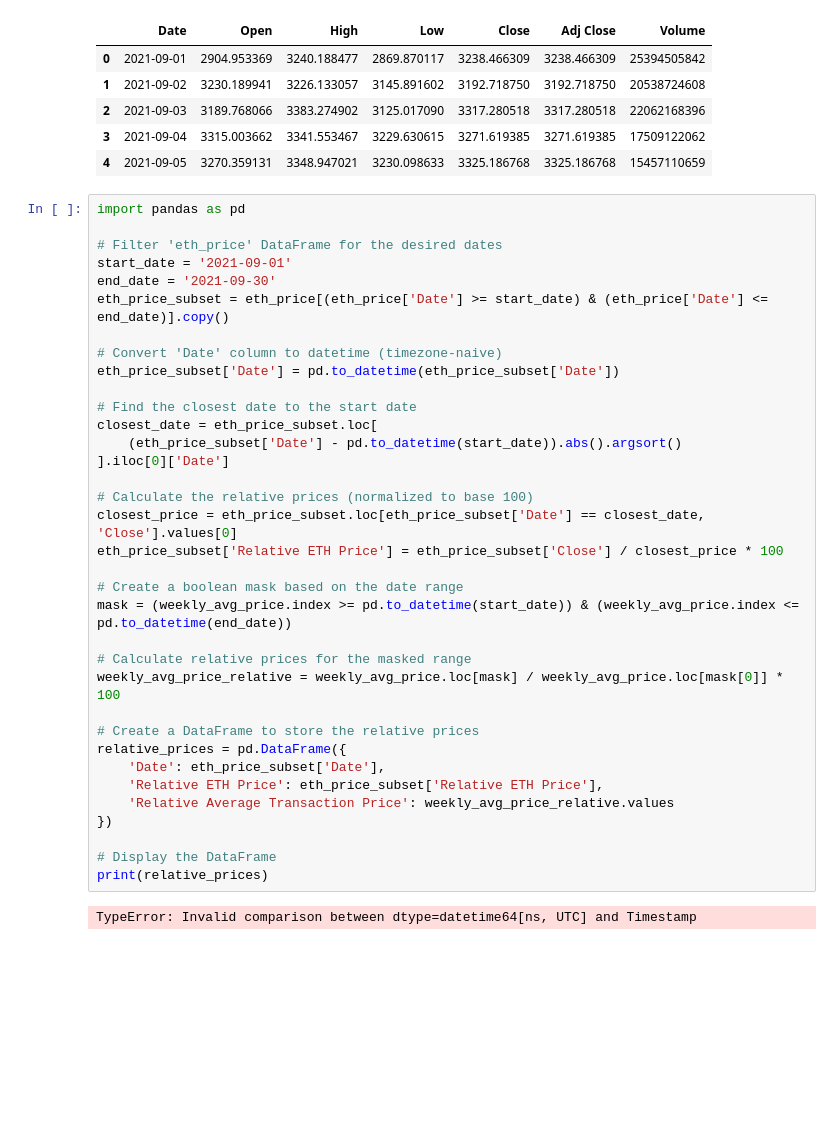
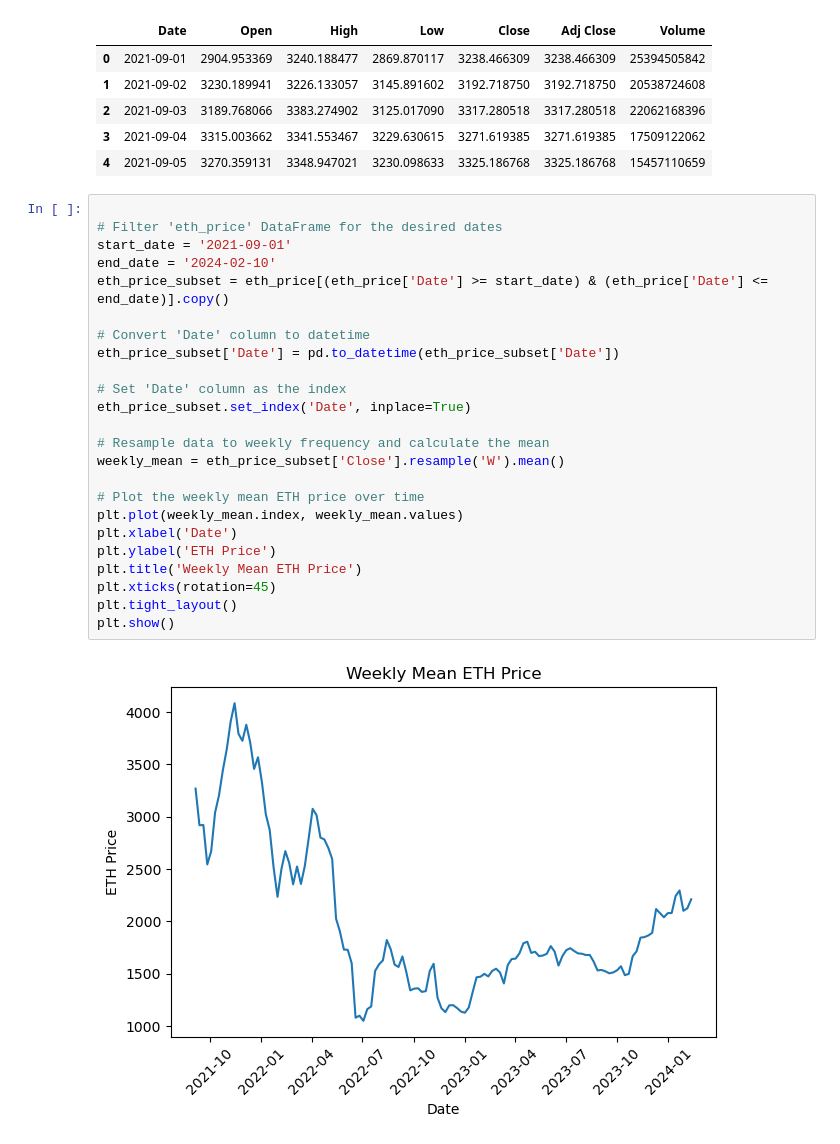
Before and after one commit to PierreMn/final_project, a Jupyter notebook: Datavisualisation.ipynb, the cells around one changed output. Saved outputs shown, nothing was run; the diff lists cells and outputs as text; blank space fills up the shorter version.

```diff
--- a/Datavisualisation.ipynb
+++ b/Datavisualisation.ipynb
@@ -126,39 +148,28 @@ eth_price.head()
 | 3 | 2021-09-04 | 3315.003662 | 3341.553467 | 3229.630615 | 3271.619385 | 3271.619385 | 17509122062 |
 | 4 | 2021-09-05 | 3270.359131 | 3348.947021 | 3230.098633 | 3325.186768 | 3325.186768 | 15457110659 |
 # %%
-import pandas as pd
 
 # Filter 'eth_price' DataFrame for the desired dates
 start_date = '2021-09-01'
-end_date = '2021-09-30'
+end_date = '2024-02-10'
 eth_price_subset = eth_price[(eth_price['Date'] >= start_date) & (eth_price['Date'] <= end_date)].copy()
 
-# Convert 'Date' column to datetime (timezone-naive)
+# Convert 'Date' column to datetime
 eth_price_subset['Date'] = pd.to_datetime(eth_price_subset['Date'])
 
-# Find the closest date to the start date
-closest_date = eth_price_subset.loc[
-    (eth_price_subset['Date'] - pd.to_datetime(start_date)).abs().argsort()
-].iloc[0]['Date']
+# Set 'Date' column as the index
+eth_price_subset.set_index('Date', inplace=True)
 
-# Calculate the relative prices (normalized to base 100)
-closest_price = eth_price_subset.loc[eth_price_subset['Date'] == closest_date, 'Close'].values[0]
-eth_price_subset['Relative ETH Price'] = eth_price_subset['Close'] / closest_price * 100
+# Resample data to weekly frequency and calculate the mean
+weekly_mean = eth_price_subset['Close'].resample('W').mean()
 
-# Create a boolean mask based on the date range
-mask = (weekly_avg_price.index >= pd.to_datetime(start_date)) & (weekly_avg_price.index <= pd.to_datetime(end_date))
-
-# Calculate relative prices for the masked range
-weekly_avg_price_relative = weekly_avg_price.loc[mask] / weekly_avg_price.loc[mask[0]] * 100
-
-# Create a DataFrame to store the relative prices
-relative_prices = pd.DataFrame({
-    'Date': eth_price_subset['Date'],
-    'Relative ETH Price': eth_price_subset['Relative ETH Price'],
-    'Relative Average Transaction Price': weekly_avg_price_relative.values
-})
-
-# Display the DataFrame
-print(relative_prices)
+# Plot the weekly mean ETH price over time
+plt.plot(weekly_mean.index, weekly_mean.values)
+plt.xlabel('Date')
+plt.ylabel('ETH Price')
+plt.title('Weekly Mean ETH Price')
+plt.xticks(rotation=45)
+plt.tight_layout()
+plt.show()
 # %% [output]
-TypeError: Invalid comparison between dtype=datetime64[ns, UTC] and Timestamp
+[figure, added]
```
Also changed, not shown: parts of 22 cells of this notebook, 2 other files.
